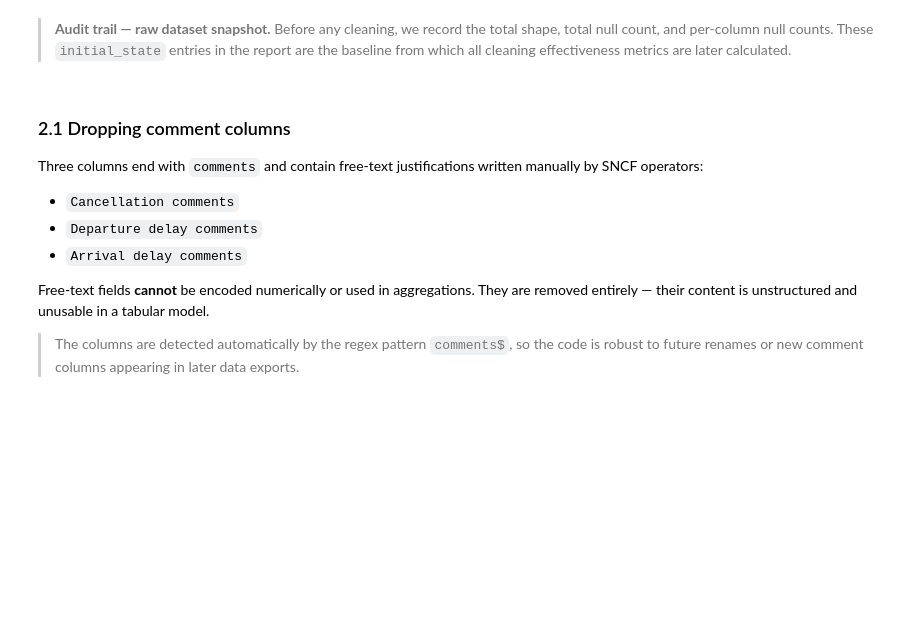
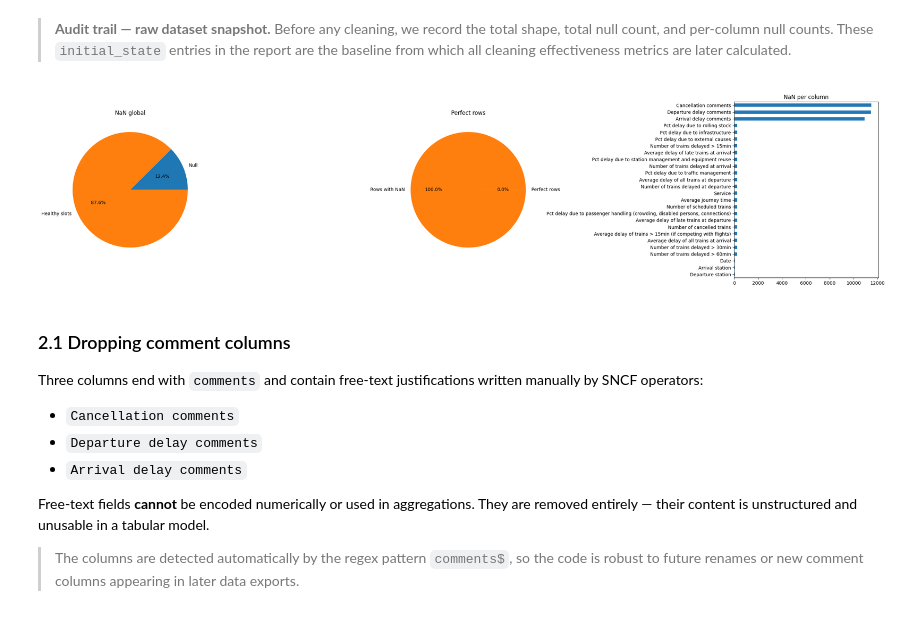
Before and after one commit to OpenCz/Tardis, a Jupyter notebook: tardis_eda.ipynb, the cells around one changed output. Saved outputs shown, nothing was run; the diff lists cells and outputs as text; code cells hidden in the pictures; blank space fills up the shorter version.

Commit message:
refactor : took all code off the notebook and only using calls to make cleaning calls easier

```diff
--- a/tardis_eda.ipynb
+++ b/tardis_eda.ipynb
@@ -62,7 +63,7 @@ import seaborn as sns
 # %% [markdown]
 > **Audit trail — report accumulator.** `report` is a flat list of dictionaries. Each entry holds one `metric / value / category / reason` tuple. Every cleaning step appends to this list; at step 14 the full list is written to `cleaning_report.csv`, giving a complete and reproducible record of every transformation applied.
 # %%
-report = []
+report = audit.AuditReport()
 # %% [markdown]
 ### 2. Data loading
 
@@ -75,6 +76,4 @@ The raw CSV uses `;` as a column separator (standard in French-locale exports).
 
 Keeping an untouched original makes it possible to measure exactly how much was removed or changed at each step, without re-reading the file.
 # %%
-df = pd.read_csv("./dataset.csv", sep=";")
-original_file = df.copy()
-print(f"Loaded: {df.shape[0]} rows, {df.shape[1]} columns")
+df, original_file = loading.load_data("./dataset.csv")
@@ -81,90 +82,13 @@ print(f"Loaded: {df.shape[0]} rows, {df.shape[1]} columns")
 # %% [markdown]
 > **Audit trail — raw dataset snapshot.** Before any cleaning, we record the total shape, total null count, and per-column null counts. These `initial_state` entries in the report are the baseline from which all cleaning effectiveness metrics are later calculated.
 # %%
-initial_null_total = original_file.isnull().sum().sum()
-perfect_rows = original_file.dropna().shape[0]
-perfect_cols = original_file.dropna(axis=1).shape[1]
-nb_rows = original_file.shape[0]
-nb_cols = original_file.shape[1]
-nb_slots = nb_cols * nb_rows
-nan_per_col = original_file.isnull().sum()
-nan_per_col = nan_per_col[nan_per_col > 0].sort_values()
-
-report += [
-    {
-        "metric": "initial_rows",
-        "value": original_file.shape[0],
-        "category": "initial_state",
-        "reason": "Raw dataset before any cleaning",
-    },
-    {
-        "metric": "initial_columns",
-        "value": original_file.shape[1],
-        "category": "initial_state",
-        "reason": "Raw dataset before any cleaning",
-    },
-    {
-        "metric": "initial_null_total",
-        "value": int(initial_null_total),
-        "category": "initial_state",
-        "reason": "Total missing values across all cells",
-    },
-    {
-        "metric": "perfect_rows",
-        "value": perfect_rows,
-        "category": "initial_state",
-        "reason": "Rows with zero NaN — no cleaning needed",
-    },
-    {
-        "metric": "rows_lost_if_strict_dropna",
-        "value": original_file.shape[0] - perfect_rows,
-        "category": "initial_state",
-        "reason": "Rows lost with a strict zero-NaN policy",
-    },
-    {
-        "metric": "perfect_columns",
-        "value": perfect_cols,
-        "category": "initial_state",
-        "reason": "Columns with zero NaN",
-    },
-    {
-        "metric": "cols_lost_if_strict_dropna",
-        "value": original_file.shape[1] - perfect_cols,
-        "category": "initial_state",
-        "reason": "Columns lost with a strict zero-NaN policy",
-    },
-]
-for col in original_file.columns:
-    report.append(
-        {
-            "metric": f"initial_null__{col}",
-            "value": int(original_file[col].isnull().sum()),
-            "category": "initial_null_per_column",
-            "reason": col,
-        }
-    )
-
-fig, axes = plt.subplots(1, 3, figsize=(25, 6))
-
-axes[0].pie(
-    [initial_null_total, nb_slots - initial_null_total],
-    labels=["Null", "Healthy slots"],
-    autopct="%1.1f%%",
-)
-axes[0].set_title("NaN global")
-
-axes[1].pie(
-    [perfect_rows, nb_rows - perfect_rows],
-    labels=["perfects rows", "rows with NaN"],
-    autopct="%1.1f%%",
-)
-axes[1].set_title("perfect rows")
-
-nan_per_col.plot(kind="barh", ax=axes[2])
-axes[2].set_title("NaN per collumns")
-
-plt.tight_layout()
-plt.show()
+report.record_initial_state(original_file)
+nb_rows, nb_cols = original_file.shape
+nb_slots = nb_rows * nb_cols
+initial_null_total = report.get("initial_null_total")
+cplots.plot_null_overview(original_file, initial_null_total, nb_rows, nb_slots)
+# %% [output]
+[figure, added]
 # %% [markdown]
 ### 2.1 Dropping comment columns
 
```
Also changed, not shown: parts of 65 cells of this notebook.
